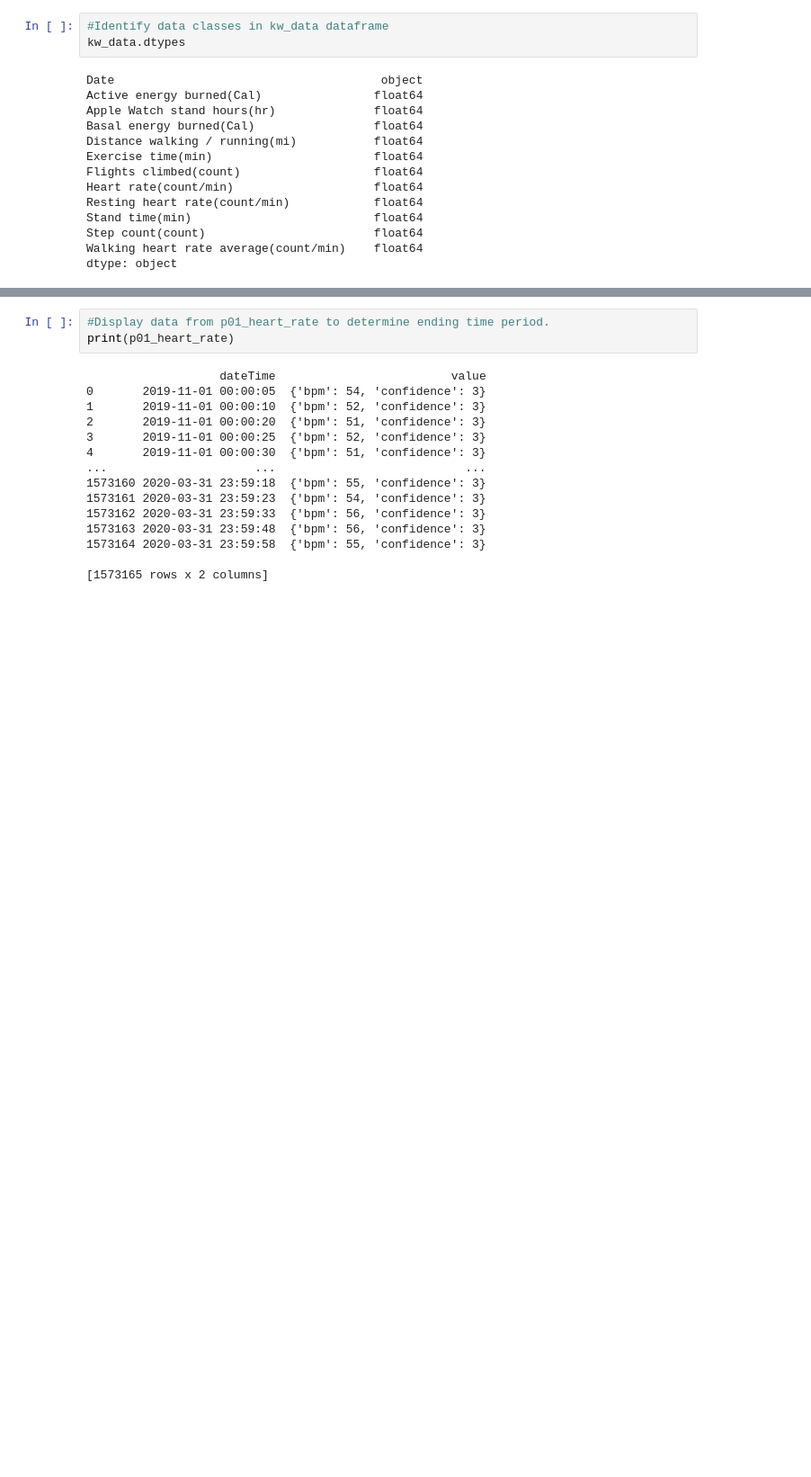
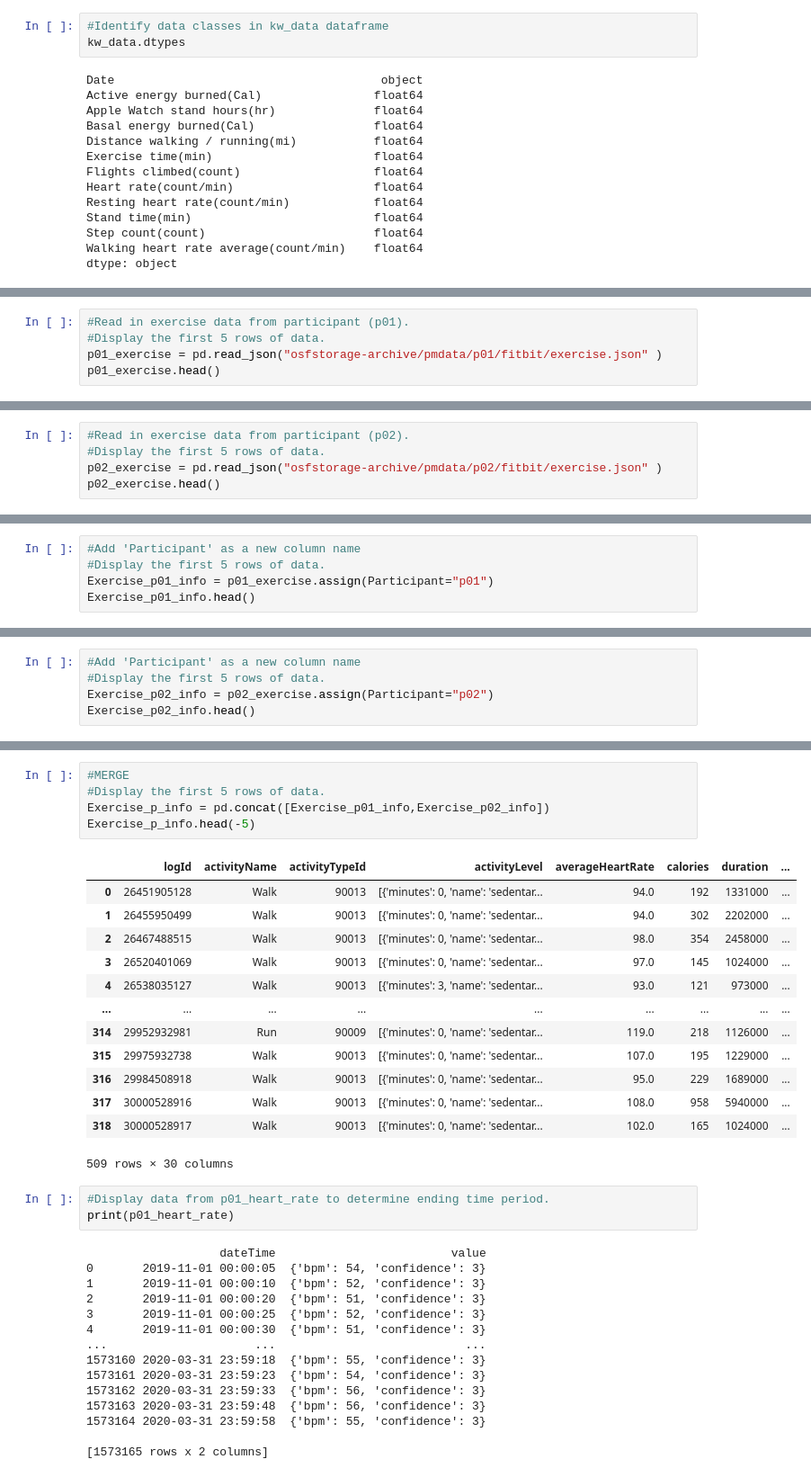
Before and after one commit to KimBug29/Fitness_Tracking, a Jupyter notebook: fitness.ipynb, the cells around one changed output, grey strips where cells are left out. Shown at 90% size. Cells and saved outputs as stored; diff of their text form; blank space fills up the shorter version.

```diff
--- a/fitness.ipynb
+++ b/fitness.ipynb
@@ -86,0 +133,5 @@ p01_heart_rate.head()
+# %%
+#Read in exercise data from participant (p01).
+#Display the first 5 rows of data.
+p01_exercise = pd.read_json("osfstorage-archive/pmdata/p01/fitbit/exercise.json" )
+p01_exercise.head()
@@ -86,0 +146,5 @@ p01_heart_rate.head()
+# %%
+#Read in exercise data from participant (p02).
+#Display the first 5 rows of data.
+p02_exercise = pd.read_json("osfstorage-archive/pmdata/p02/fitbit/exercise.json" )
+p02_exercise.head()
@@ -86,0 +159,5 @@ p01_heart_rate.head()
+# %%
+#Add 'Participant' as a new column name
+#Display the first 5 rows of data.
+Exercise_p01_info = p01_exercise.assign(Participant="p01")
+Exercise_p01_info.head()
@@ -86,0 +172,5 @@ p01_heart_rate.head()
+# %%
+#Add 'Participant' as a new column name
+#Display the first 5 rows of data.
+Exercise_p02_info = p02_exercise.assign(Participant="p02")
+Exercise_p02_info.head()
@@ -87,3 +185,22 @@ p01_heart_rate.head()
+# %%
+#MERGE
+#Display the first 5 rows of data.
+Exercise_p_info = pd.concat([Exercise_p01_info,Exercise_p02_info])
+Exercise_p_info.head(-5)
+# %% [output]
+|  | logId | activityName | activityTypeId | activityLevel | averageHeartRate | calories | duration | ... |
+| 0 | 26451905128 | Walk | 90013 | [{'minutes': 0, 'name': 'sedentar... | 94.0 | 192 | 1331000 | ... |
+| 1 | 26455950499 | Walk | 90013 | [{'minutes': 0, 'name': 'sedentar... | 94.0 | 302 | 2202000 | ... |
+| 2 | 26467488515 | Walk | 90013 | [{'minutes': 0, 'name': 'sedentar... | 98.0 | 354 | 2458000 | ... |
+| 3 | 26520401069 | Walk | 90013 | [{'minutes': 0, 'name': 'sedentar... | 97.0 | 145 | 1024000 | ... |
+| 4 | 26538035127 | Walk | 90013 | [{'minutes': 3, 'name': 'sedentar... | 93.0 | 121 | 973000 | ... |
+| ... | ... | ... | ... | ... | ... | ... | ... | ... |
+| 314 | 29952932981 | Run | 90009 | [{'minutes': 0, 'name': 'sedentar... | 119.0 | 218 | 1126000 | ... |
+| 315 | 29975932738 | Walk | 90013 | [{'minutes': 0, 'name': 'sedentar... | 107.0 | 195 | 1229000 | ... |
+| 316 | 29984508918 | Walk | 90013 | [{'minutes': 0, 'name': 'sedentar... | 95.0 | 229 | 1689000 | ... |
+| 317 | 30000528916 | Walk | 90013 | [{'minutes': 0, 'name': 'sedentar... | 108.0 | 958 | 5940000 | ... |
+| 318 | 30000528917 | Walk | 90013 | [{'minutes': 0, 'name': 'sedentar... | 102.0 | 165 | 1024000 | ... |
+509 rows × 30 columns
 # %%
 #Display data from p01_heart_rate to determine ending time period.
 print(p01_heart_rate)
```
Also changed, not shown: parts of 13 cells of this notebook.
